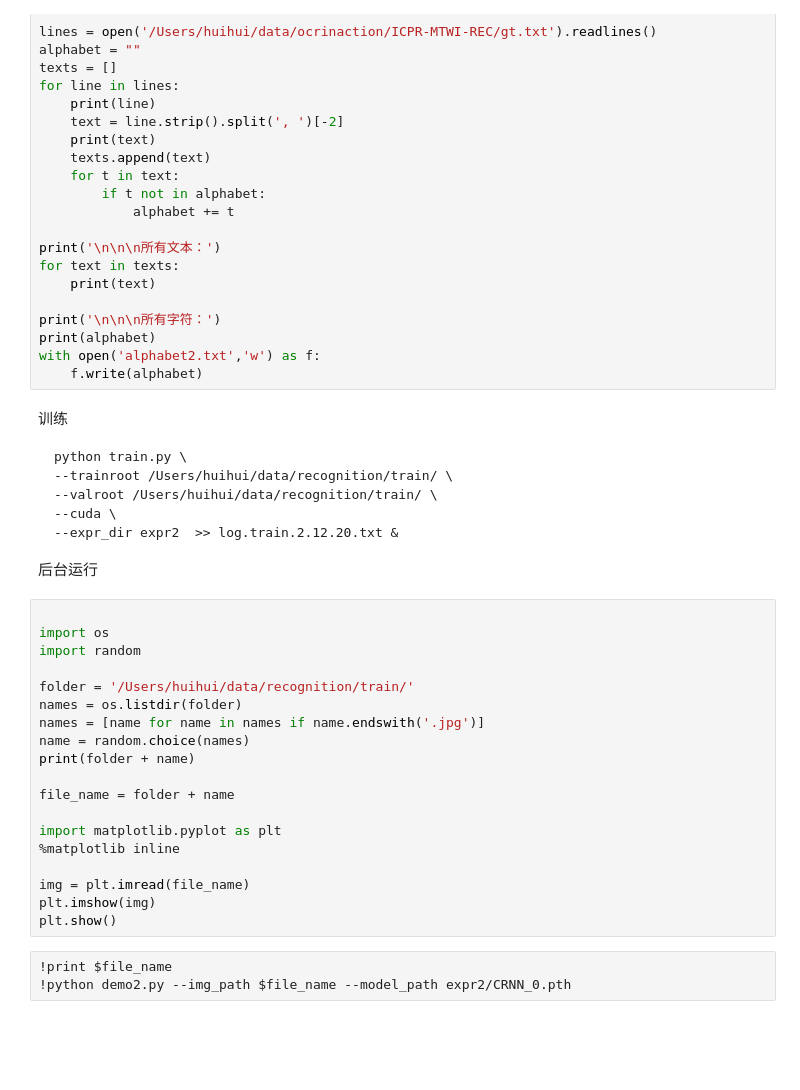
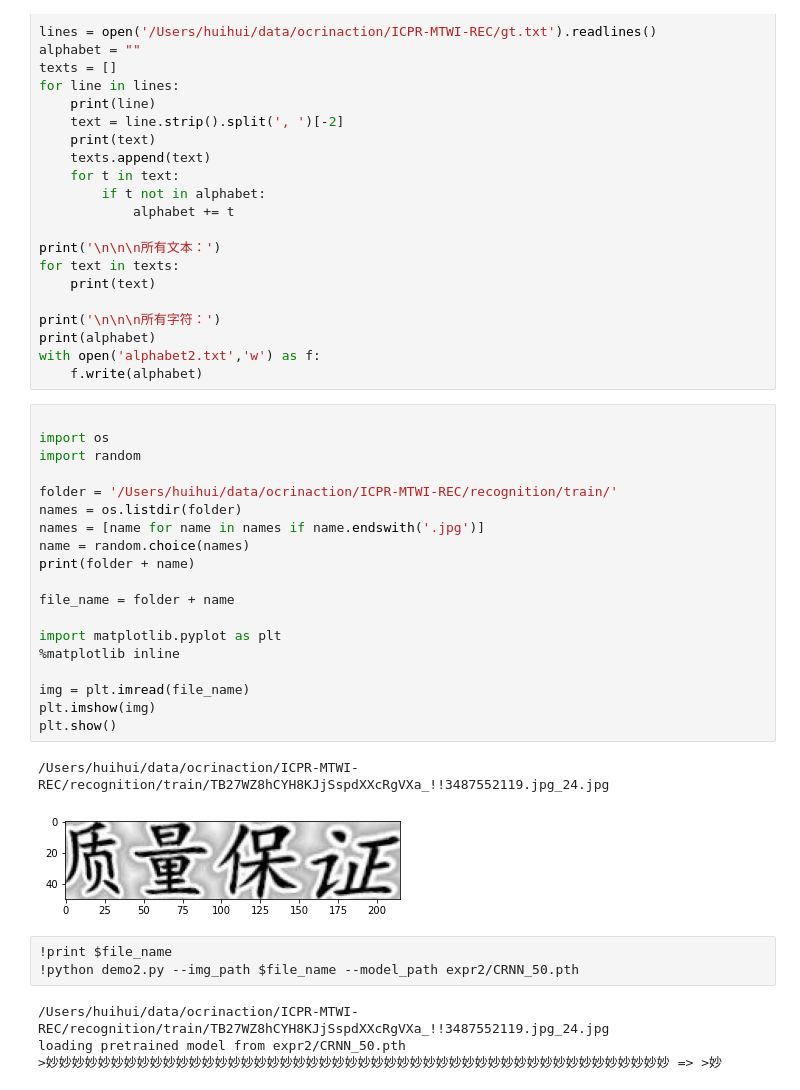
Before and after one commit to xuehuiping/crnn, a Jupyter notebook: note2.ipynb, the cells around one changed output. Saved outputs shown, nothing was run; the diff lists cells and outputs as text; blank space fills up the shorter version.

````diff
--- a/note2.ipynb
+++ b/note2.ipynb
@@ -44,37 +44,32 @@ print('\n\n\n所有字符：')
 print(alphabet)
 with open('alphabet2.txt','w') as f:
     f.write(alphabet)
-# %% [markdown]
-训练
-
-```
-python train.py \
---trainroot /Users/huihui/data/recognition/train/ \
---valroot /Users/huihui/data/recognition/train/ \
---cuda \
---expr_dir expr2  >> log.train.2.12.20.txt &
-```
-
-后台运行
 # %%
 
 import os
 import random
 
-folder = '/Users/huihui/data/recognition/train/'
+folder = '/Users/huihui/data/ocrinaction/ICPR-MTWI-REC/recognition/train/'
 names = os.listdir(folder)
 names = [name for name in names if name.endswith('.jpg')]
 name = random.choice(names)
 print(folder + name)
 
 file_name = folder + name
 
 import matplotlib.pyplot as plt
 %matplotlib inline
 
 img = plt.imread(file_name)
 plt.imshow(img)
 plt.show()
+# %% [output]
+/Users/huihui/data/ocrinaction/ICPR-MTWI-REC/recognition/train/TB27WZ8hCYH8KJjSspdXXcRgVXa_!!3487552119.jpg_24.jpg
+[figure, added]
 # %%
 !print $file_name
-!python demo2.py --img_path $file_name --model_path expr2/CRNN_0.pth
+!python demo2.py --img_path $file_name --model_path expr2/CRNN_50.pth
+# %% [output]
+/Users/huihui/data/ocrinaction/ICPR-MTWI-REC/recognition/train/TB27WZ8hCYH8KJjSspdXXcRgVXa_!!3487552119.jpg_24.jpg
+loading pretrained model from expr2/CRNN_50.pth
+>妙妙妙妙妙妙妙妙妙妙妙妙妙妙妙妙妙妙妙妙妙妙妙妙妙妙妙妙妙妙妙妙妙妙妙妙妙妙妙妙妙妙妙妙妙妙妙妙 => >妙
````
Also changed, not shown: 7 other files.
